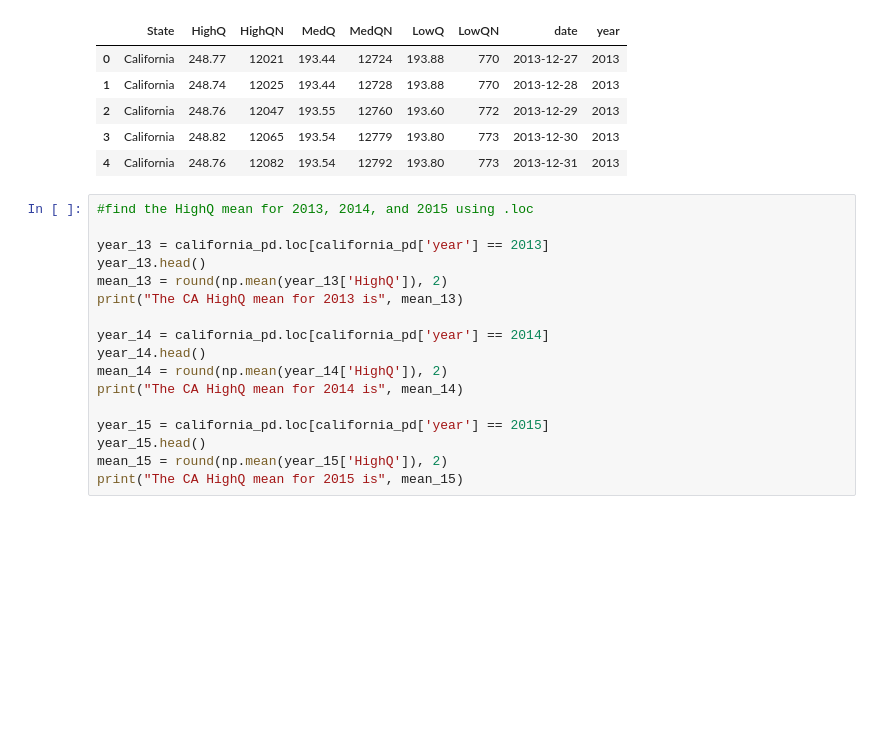
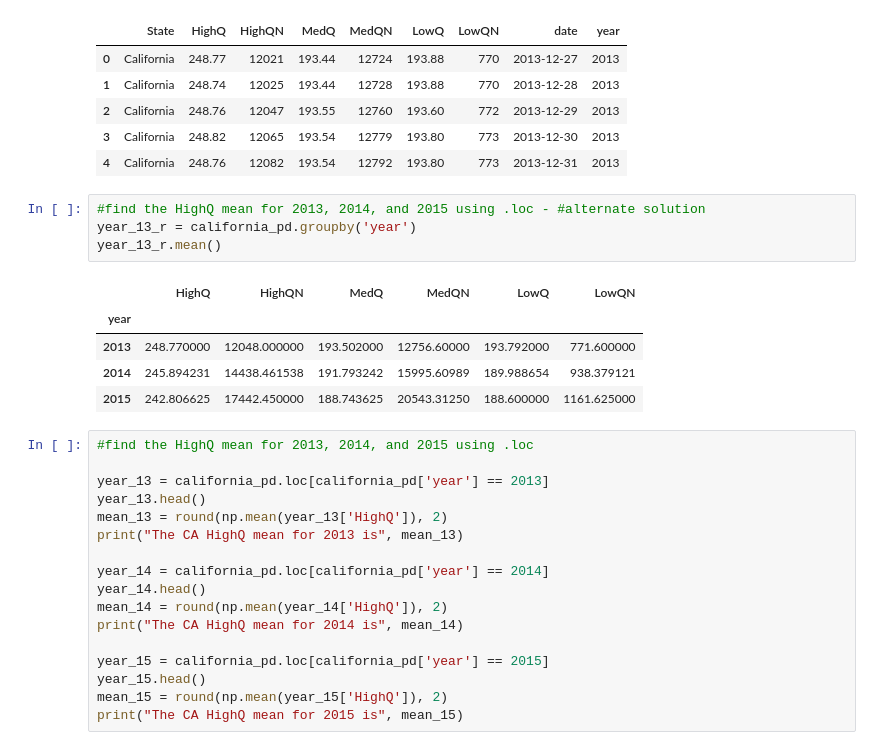
Before and after one commit to abielhammonds/week_10_in-class, a Jupyter notebook: notebooks/02_Basic Metrics.ipynb, the cells around one changed output. Saved outputs shown, nothing was run; the diff lists cells and outputs as text; blank space fills up the shorter version.

```diff
--- a/notebooks/02_Basic Metrics.ipynb
+++ b/notebooks/02_Basic Metrics.ipynb
@@ -113,6 +113,16 @@ california_pd.head()
 | 2 | California | 248.76 | 12047 | 193.55 | 12760 | 193.60 | 772 | 2013-12-29 | 2013 |
 | 3 | California | 248.82 | 12065 | 193.54 | 12779 | 193.80 | 773 | 2013-12-30 | 2013 |
 | 4 | California | 248.76 | 12082 | 193.54 | 12792 | 193.80 | 773 | 2013-12-31 | 2013 |
+# %%
+#find the HighQ mean for 2013, 2014, and 2015 using .loc - #alternate solution
+year_13_r = california_pd.groupby('year')
+year_13_r.mean()
+# %% [output]
+|  | HighQ | HighQN | MedQ | MedQN | LowQ | LowQN |
+| year |  |  |  |  |  |  |
+| 2013 | 248.770000 | 12048.000000 | 193.502000 | 12756.60000 | 193.792000 | 771.600000 |
+| 2014 | 245.894231 | 14438.461538 | 191.793242 | 15995.60989 | 189.988654 | 938.379121 |
+| 2015 | 242.806625 | 17442.450000 | 188.743625 | 20543.31250 | 188.600000 | 1161.625000 |
 # %%
 #find the HighQ mean for 2013, 2014, and 2015 using .loc
 
```
Also changed, not shown: parts of 7 cells of this notebook.
